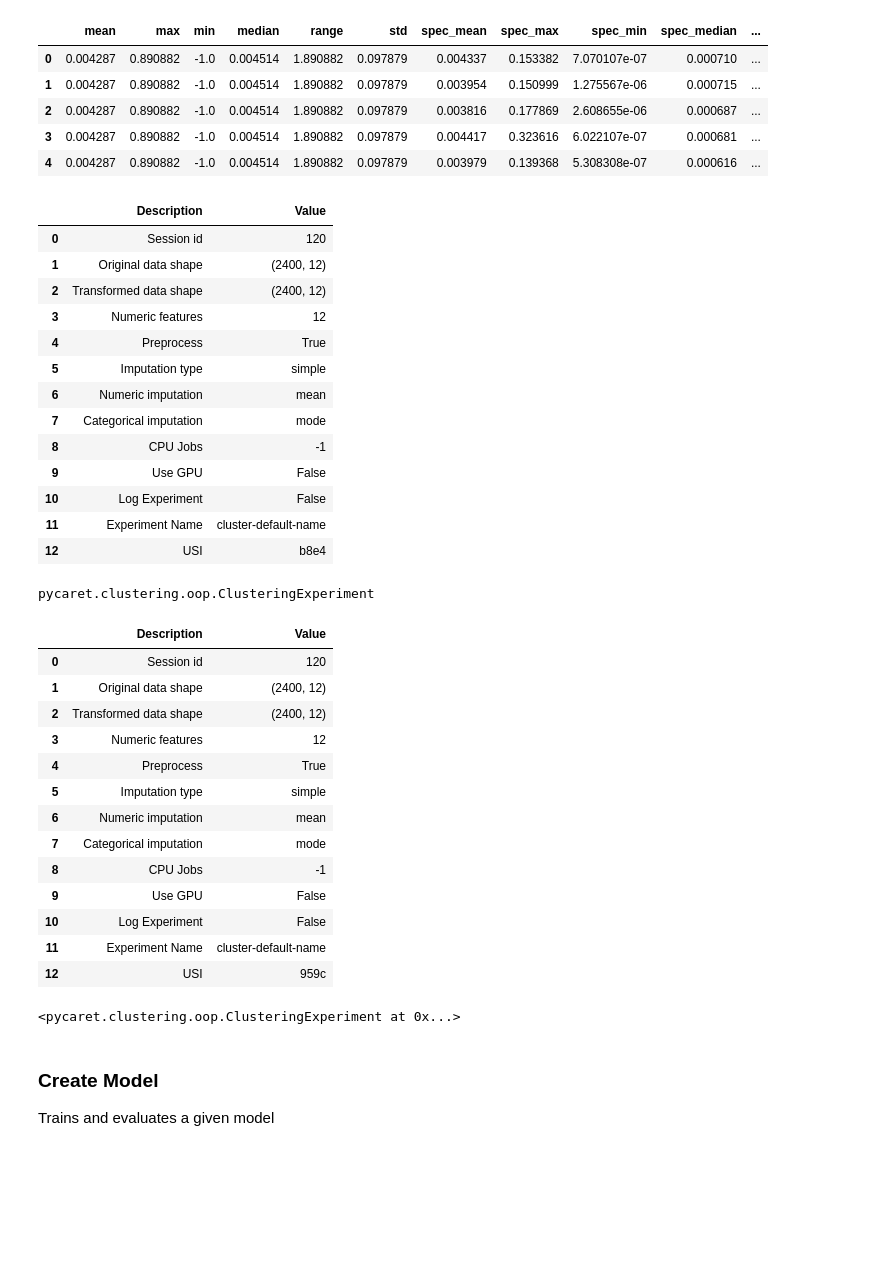
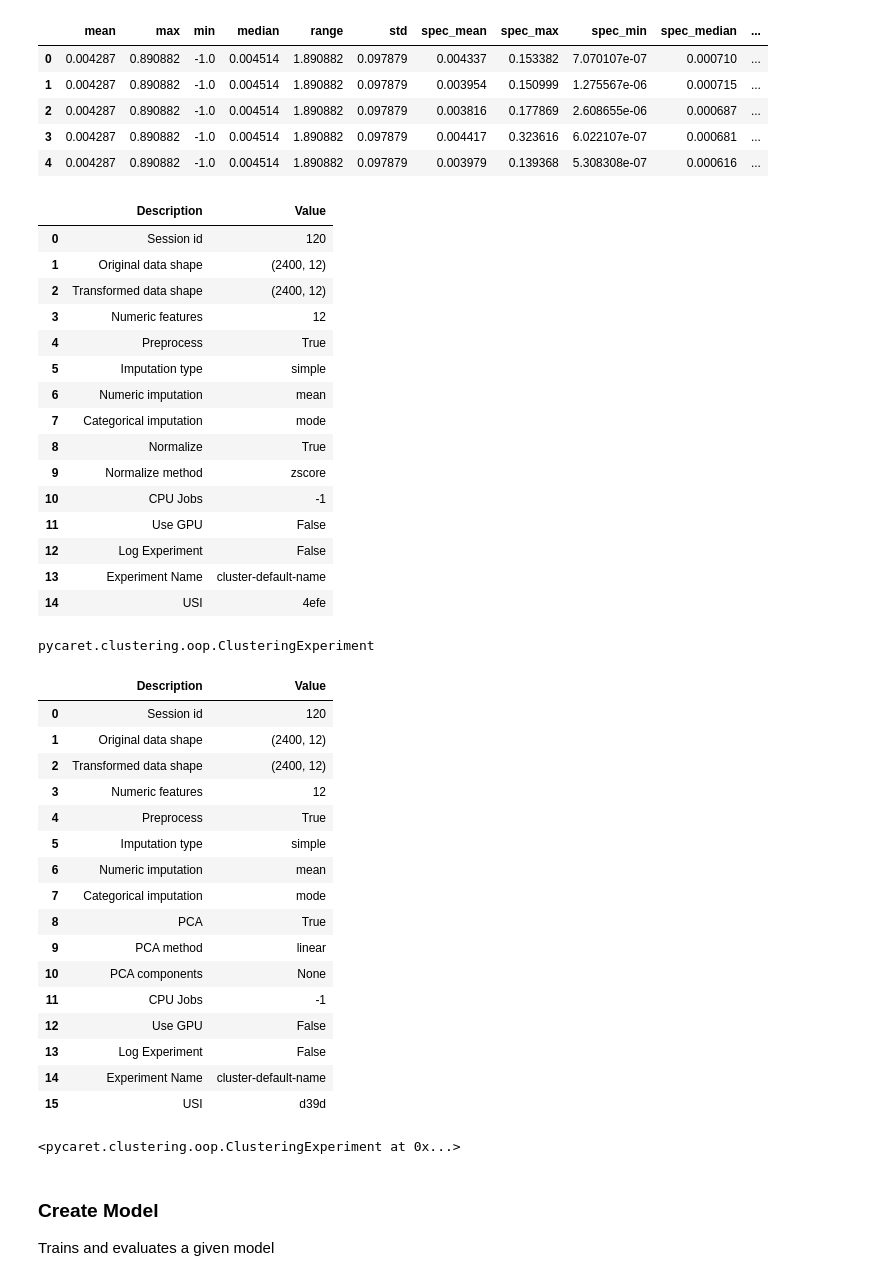
Before and after one commit to UW-MLGEO/MLGEO2024_Geldingadalir, a Jupyter notebook: notebooks/AutoML_Hyperparameter_Tuning.ipynb, the cells around one changed output. Cells and saved outputs as stored; diff of their text form; code cells hidden in the pictures; blank space fills up the shorter version.

```diff
--- a/notebooks/AutoML_Hyperparameter_Tuning.ipynb
+++ b/notebooks/AutoML_Hyperparameter_Tuning.ipynb
@@ -34,7 +57,7 @@ df.head()
 # %%
 # import pycaret clustering and init setup
 from pycaret.clustering import *
-s = setup(df, session_id = 120)
+s = setup(df, normalize=True, session_id = 120)
 # %% [output]
 |  | Description | Value |
 | 0 | Session id | 120 |
@@ -45,11 +68,13 @@ s = setup(df, session_id = 120)
 | 5 | Imputation type | simple |
 | 6 | Numeric imputation | mean |
 | 7 | Categorical imputation | mode |
-| 8 | CPU Jobs | -1 |
-| 9 | Use GPU | False |
-| 10 | Log Experiment | False |
-| 11 | Experiment Name | cluster-default-name |
-| 12 | USI | b8e4 |
+| 8 | Normalize | True |
+| 9 | Normalize method | zscore |
+| 10 | CPU Jobs | -1 |
+| 11 | Use GPU | False |
+| 12 | Log Experiment | False |
+| 13 | Experiment Name | cluster-default-name |
+| 14 | USI | 4efe |
 # %%
 # import ClusteringExperiment and init the class
 from pycaret.clustering import ClusteringExperiment
@@ -61,22 +86,25 @@ type(exp)
 pycaret.clustering.oop.ClusteringExperiment
 # %%
 # init setup on exp
-exp.setup(df, session_id = 120)
+exp.setup(data = df, pca=True, session_id = 120)
 # %% [output]
 |  | Description | Value |
 | 0 | Session id | 120 |
 | 1 | Original data shape | (2400, 12) |
 | 2 | Transformed data shape | (2400, 12) |
 | 3 | Numeric features | 12 |
 | 4 | Preprocess | True |
 | 5 | Imputation type | simple |
 | 6 | Numeric imputation | mean |
 | 7 | Categorical imputation | mode |
-| 8 | CPU Jobs | -1 |
-| 9 | Use GPU | False |
-| 10 | Log Experiment | False |
-| 11 | Experiment Name | cluster-default-name |
-| 12 | USI | 959c |
+| 8 | PCA | True |
+| 9 | PCA method | linear |
+| 10 | PCA components | None |
+| 11 | CPU Jobs | -1 |
+| 12 | Use GPU | False |
+| 13 | Log Experiment | False |
+| 14 | Experiment Name | cluster-default-name |
+| 15 | USI | d39d |
 <pycaret.clustering.oop.ClusteringExperiment at 0x...>
 # %% [markdown]
 ### Create Model
```
Also changed, not shown: parts of 24 cells of this notebook, 2 other files.
